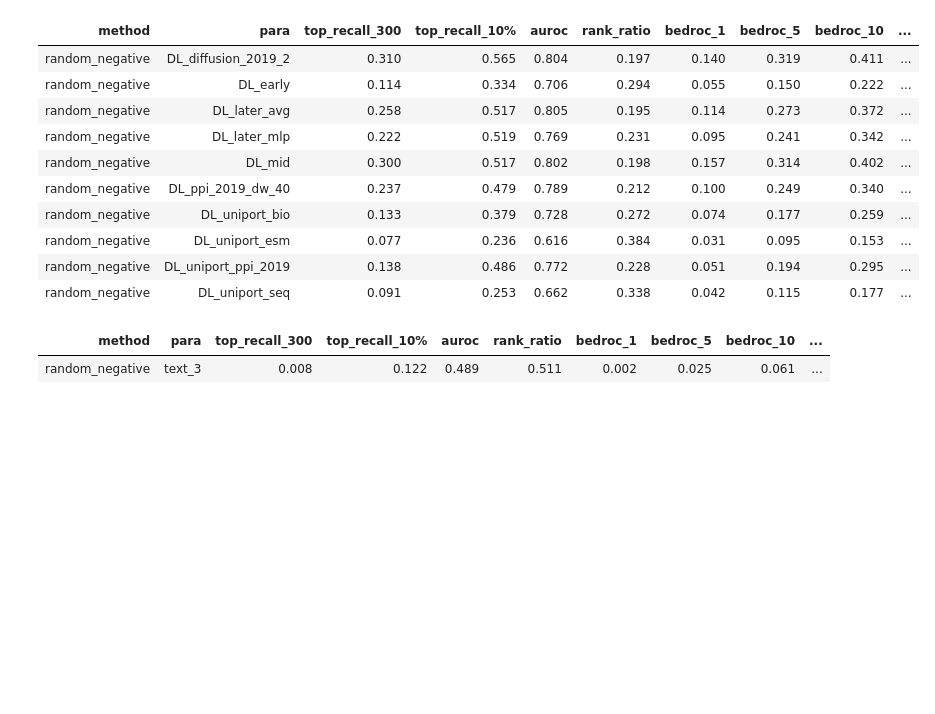
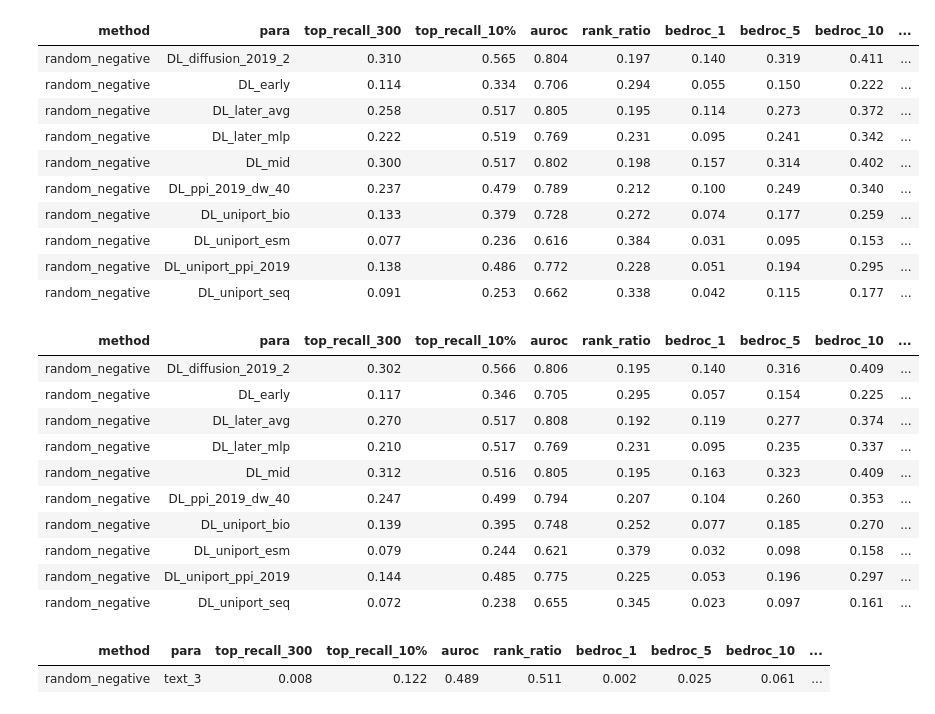
Before and after one commit to ZiyuZhang1/svm, a Jupyter notebook: src/results_analysis_all_bioweights.ipynb, the cells around one changed output. Drawn from its saved outputs; the diff is of its cells as text; code cells hidden in the pictures; blank space fills up the shorter version.

```diff
--- a/src/results_analysis_all_bioweights.ipynb
+++ b/src/results_analysis_all_bioweights.ipynb
@@ -641,6 +779,25 @@ prcess_and_save_xlsx(fused_2019,all_avg_df,out_path)
 | random_negative | DL_uniport_esm | 0.077 | 0.236 | 0.616 | 0.384 | 0.031 | 0.095 | 0.153 | ... |
 | random_negative | DL_uniport_ppi_2019 | 0.138 | 0.486 | 0.772 | 0.228 | 0.051 | 0.194 | 0.295 | ... |
 | random_negative | DL_uniport_seq | 0.091 | 0.253 | 0.662 | 0.338 | 0.042 | 0.115 | 0.177 | ... |
+# %%
+root = '/itf-fi-ml/shared/users/ziyuzh/svm/results/2019_nn_oob'
+out_path = root+'.xlsx'
+temp_df = pd.read_csv(os.path.join(root,os.listdir(root)[2]))
+
+fused_2019, all_avg_df = show_table(root,ban_list=['C23','C50'],fnum=len(temp_df),fused = True,input_weights = True)
+prcess_and_save_xlsx(fused_2019,all_avg_df,out_path)
+# %% [output]
+| method | para | top_recall_300 | top_recall_10% | auroc | rank_ratio | bedroc_1 | bedroc_5 | bedroc_10 | ... |
+| random_negative | DL_diffusion_2019_2 | 0.302 | 0.566 | 0.806 | 0.195 | 0.140 | 0.316 | 0.409 | ... |
+| random_negative | DL_early | 0.117 | 0.346 | 0.705 | 0.295 | 0.057 | 0.154 | 0.225 | ... |
+| random_negative | DL_later_avg | 0.270 | 0.517 | 0.808 | 0.192 | 0.119 | 0.277 | 0.374 | ... |
+| random_negative | DL_later_mlp | 0.210 | 0.517 | 0.769 | 0.231 | 0.095 | 0.235 | 0.337 | ... |
+| random_negative | DL_mid | 0.312 | 0.516 | 0.805 | 0.195 | 0.163 | 0.323 | 0.409 | ... |
+| random_negative | DL_ppi_2019_dw_40 | 0.247 | 0.499 | 0.794 | 0.207 | 0.104 | 0.260 | 0.353 | ... |
+| random_negative | DL_uniport_bio | 0.139 | 0.395 | 0.748 | 0.252 | 0.077 | 0.185 | 0.270 | ... |
+| random_negative | DL_uniport_esm | 0.079 | 0.244 | 0.621 | 0.379 | 0.032 | 0.098 | 0.158 | ... |
+| random_negative | DL_uniport_ppi_2019 | 0.144 | 0.485 | 0.775 | 0.225 | 0.053 | 0.196 | 0.297 | ... |
+| random_negative | DL_uniport_seq | 0.072 | 0.238 | 0.655 | 0.345 | 0.023 | 0.097 | 0.161 | ... |
 # %%
 
 root = '/itf-fi-ml/shared/users/ziyuzh/svm/results/temp_text_3'
```
Also changed, not shown: parts of 16 cells of this notebook, 50 other files.
